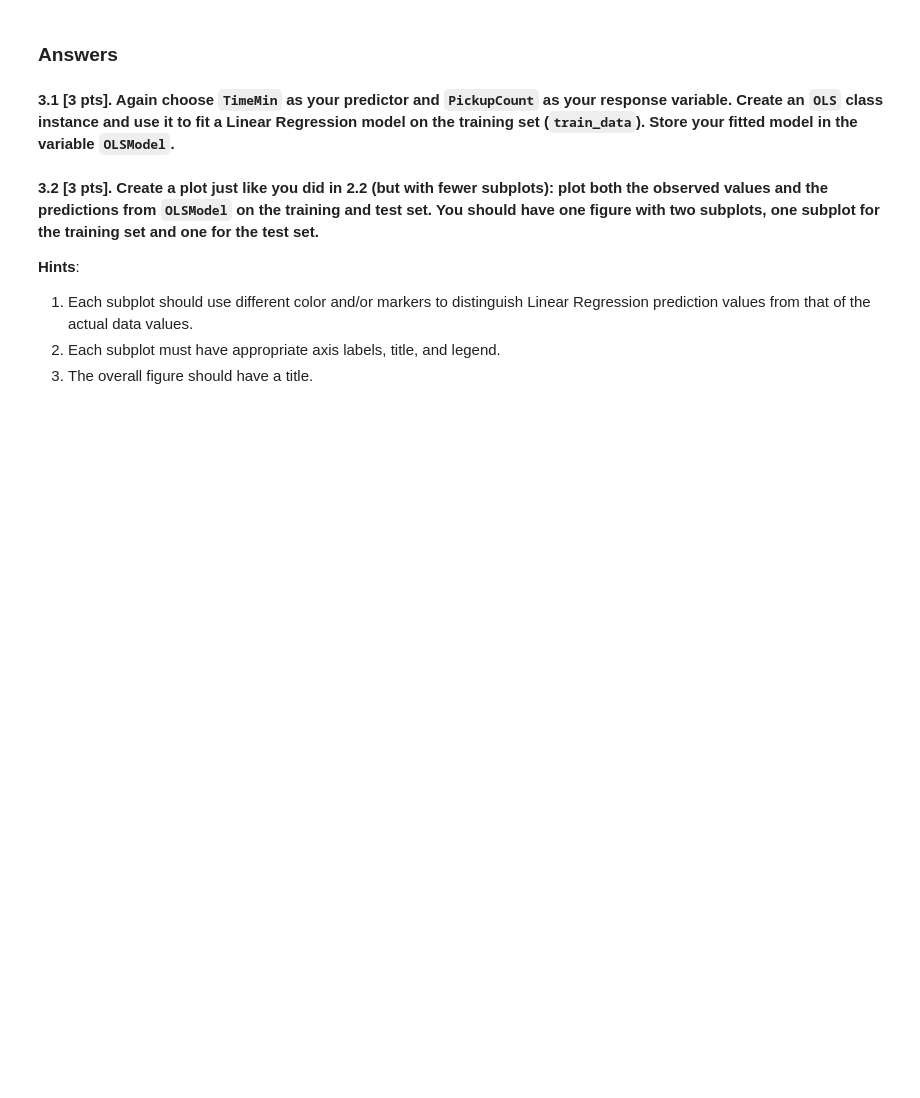
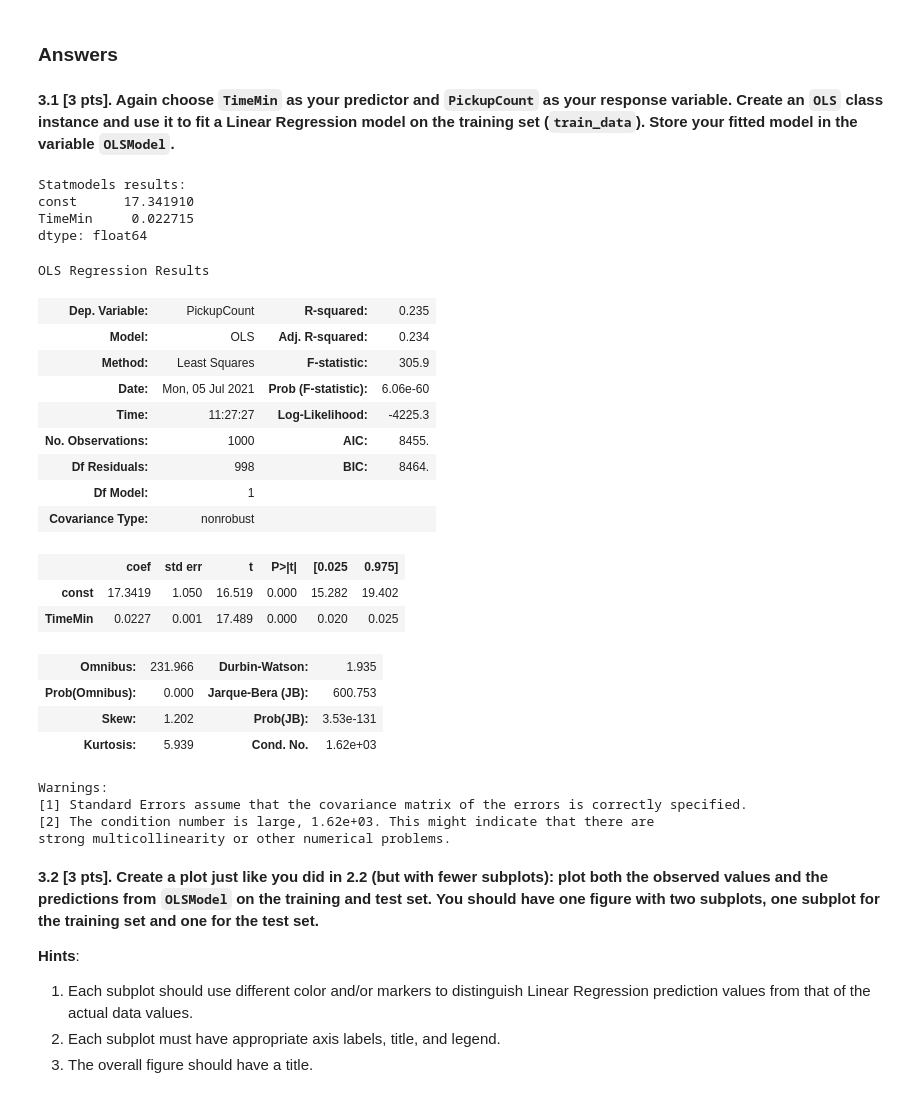
Before and after one commit to CreditPy/2021-s109a, a Jupyter notebook: cs_s109a_hw2/cs_s109a_hw2.ipynb, the cells around one changed output. Cells and saved outputs as stored; diff of their text form; code cells hidden in the pictures; blank space fills up the shorter version.

```diff
--- a/cs_s109a_hw2/cs_s109a_hw2.ipynb
+++ b/cs_s109a_hw2/cs_s109a_hw2.ipynb
@@ -397,3 +395,37 @@ We next consider simple linear regression, which we know from lecture is a param
+# %%
+# statsmodels approach: add intercepts to the data
+OLS_x_train = sm.tools.add_constant(train_data['TimeMin'])
+OLS_x_test = sm.tools.add_constant(test_data['TimeMin'])
+OLSModel = OLS(train_data['PickupCount'],OLS_x_train).fit()
+print("Statmodels results: \n",OLSModel.params,sep="")
+
+OLSModel.summary()
+# %% [output]
+Statmodels results:
+const      17.341910
+TimeMin     0.022715
+dtype: float64
+OLS Regression Results
+| Dep. Variable: | PickupCount | R-squared: | 0.235 |
+| Model: | OLS | Adj. R-squared: | 0.234 |
+| Method: | Least Squares | F-statistic: | 305.9 |
+| Date: | Mon, 05 Jul 2021 | Prob (F-statistic): | 6.06e-60 |
+| Time: | 11:27:27 | Log-Likelihood: | -4225.3 |
+| No. Observations: | 1000 | AIC: | 8455. |
+| Df Residuals: | 998 | BIC: | 8464. |
+| Df Model: | 1 |  |  |
+| Covariance Type: | nonrobust |  |  |
+|  | coef | std err | t | P>|t| | [0.025 | 0.975] |
+| const | 17.3419 | 1.050 | 16.519 | 0.000 | 15.282 | 19.402 |
+| TimeMin | 0.0227 | 0.001 | 17.489 | 0.000 | 0.020 | 0.025 |
+| Omnibus: | 231.966 | Durbin-Watson: | 1.935 |
+| Prob(Omnibus): | 0.000 | Jarque-Bera (JB): | 600.753 |
+| Skew: | 1.202 | Prob(JB): | 3.53e-131 |
+| Kurtosis: | 5.939 | Cond. No. | 1.62e+03 |
+Warnings:
+[1] Standard Errors assume that the covariance matrix of the errors is correctly specified.
+[2] The condition number is large, 1.62e+03. This might indicate that there are
+strong multicollinearity or other numerical problems.
 # %% [markdown]
 **3.2 [3 pts]. Create a plot just like you did in 2.2 (but with fewer subplots): plot both the observed values and the predictions from `OLSModel` on the training and test set. You should have one figure with two subplots, one subplot for the training set and one for the test set.**
 
```
Also changed, not shown: parts of 9 cells of this notebook.
